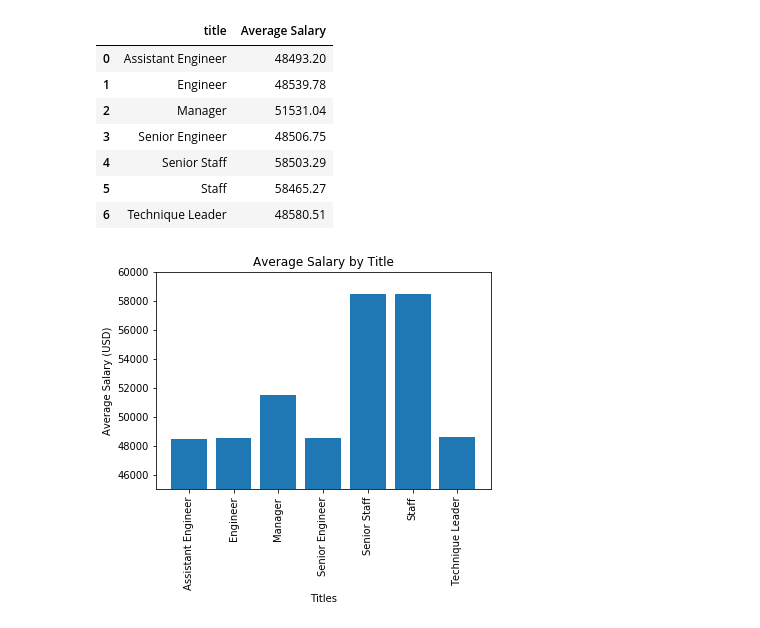
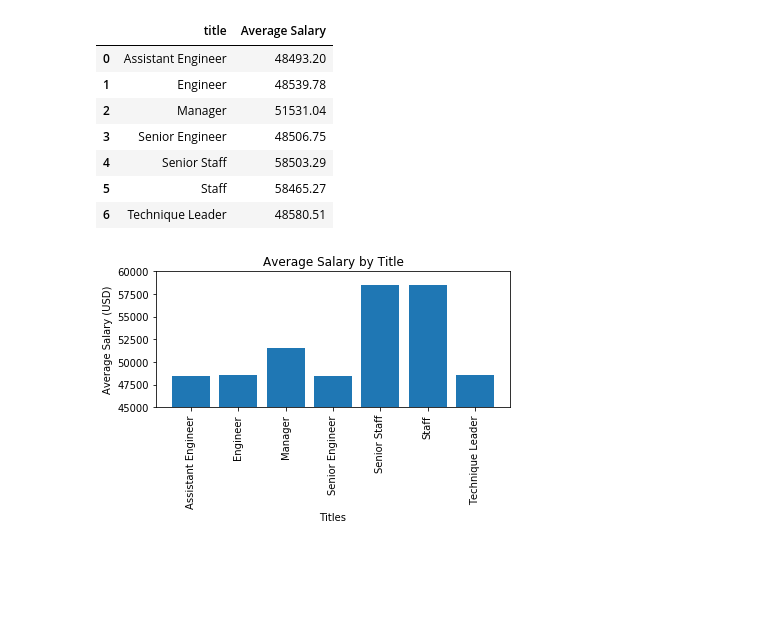
Before and after one commit to hanyang2019/Project_Employee_Data-_Base, a Jupyter notebook: employee_query_HY.ipynb, the cells around one changed output. Drawn from its saved outputs; the diff is of its cells as text; code cells hidden in the pictures; blank space fills up the shorter version.

Commit message:
fix bonus multiple line codes and use tight layout for plot

```diff
--- a/employee_query_HY.ipynb
+++ b/employee_query_HY.ipynb
@@ -122,8 +122,8 @@ last_frq.head()
 | 4 | Zweizig | 180 |
 # %%
 # Bonus Average salary by title
-avg_salary=pd.read_sql('SELECT title, ROUND(AVG(salary::numeric),2) AS "Average Salary" \
-                        FROM employees AS e JOIN salaries AS s ON e.emp_no=s.emp_no \
+avg_salary=pd.read_sql('SELECT title, ROUND(AVG(salary::numeric),2) AS "Average Salary" FROM employees AS e \
+                        JOIN salaries AS s ON e.emp_no=s.emp_no \
                         JOIN titles AS t ON e.emp_no=t.emp_no \
                         GROUP BY title', connection)
 # AVG() only works on numeric column. The type of salary is money. It has to be converted to numeric.
@@ -140,14 +140,15 @@ avg_salary
 # %%
 plt.bar(avg_salary['title'], avg_salary['Average Salary'])
 plt.xticks(rotation='vertical')
 plt.ylim(45000,60000)
 plt.xlabel('Titles')
 plt.ylabel('Average Salary (USD)')
 plt.title('Average Salary by Title')
+plt.tight_layout()
 plt.savefig('Average_Salary_by_Title.png')
 plt.show()
 # %% [output]
-[figure, old version]
+[figure, new version]
 # %%
 # Epilogue
 emp_info[emp_info['emp_no']==499942]
```
Also changed, not shown: parts of 1 cell of this notebook.
